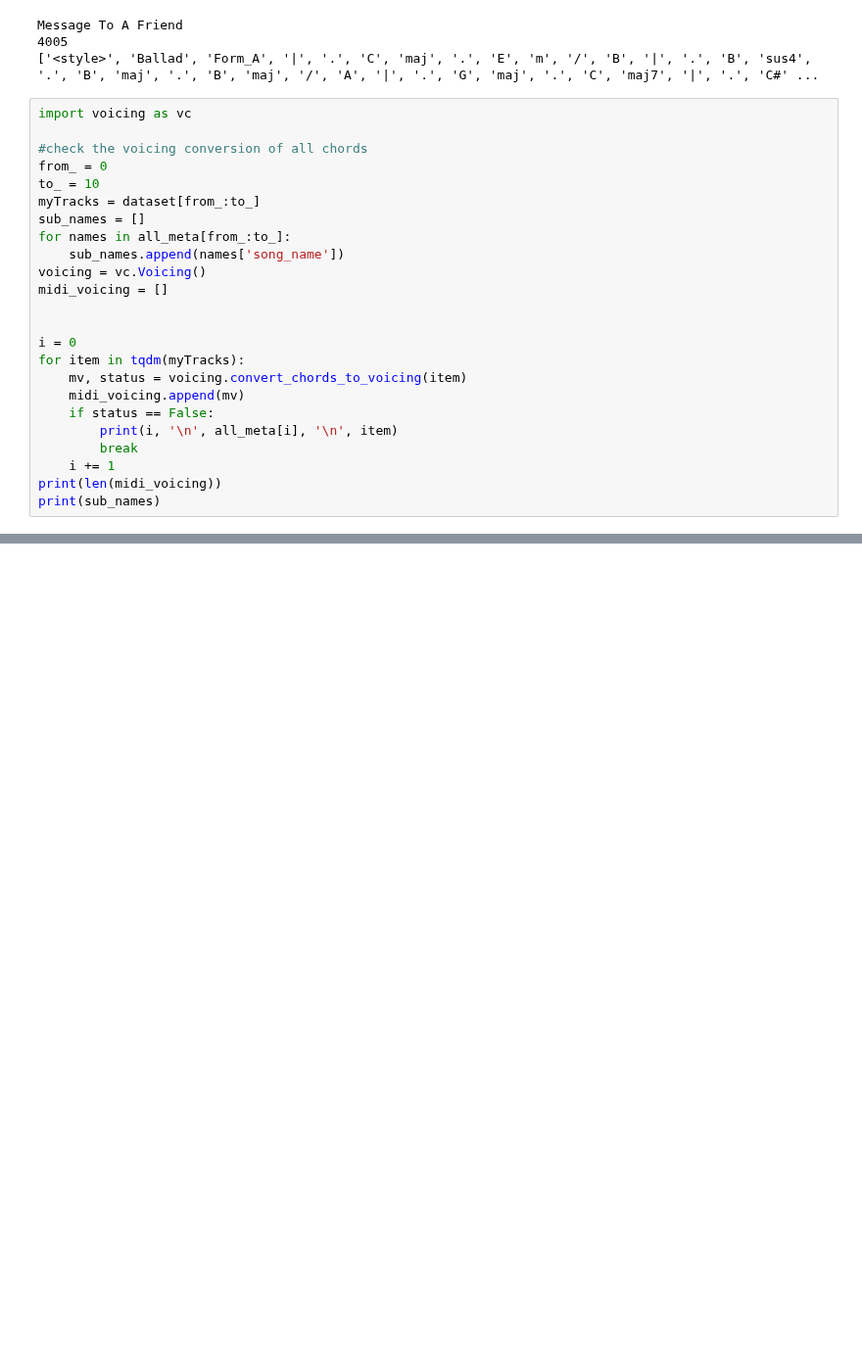
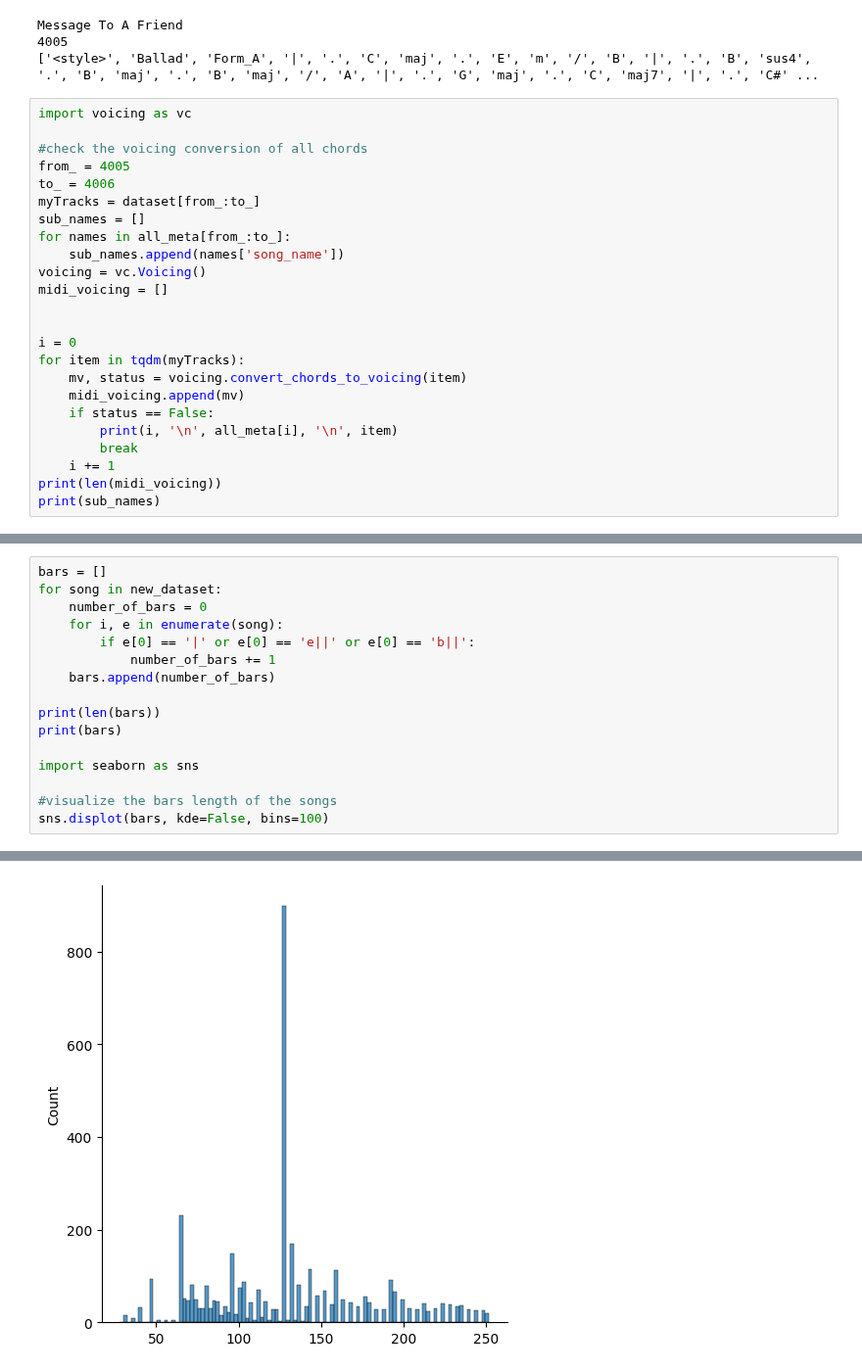
Before and after one commit to fosfrancesco/chromaflow, a Jupyter notebook: src/musicXML_parser.ipynb, the cells around one changed output, grey strips where cells are left out. Shown at 98% size. Drawn from its saved outputs; the diff is of its cells as text; blank space fills up the shorter version.

```diff
--- a/src/musicXML_parser.ipynb
+++ b/src/musicXML_parser.ipynb
@@ -392,8 +305,8 @@ Message To A Friend
 import voicing as vc
 
 #check the voicing conversion of all chords
-from_ = 0
-to_ = 10
+from_ = 4005
+to_ = 4006
 myTracks = dataset[from_:to_]
 sub_names = []
 for names in all_meta[from_:to_]:
@@ -464,0 +378,17 @@ print(theChordDataset[id])
+# %%
+bars = []
+for song in new_dataset:
+    number_of_bars = 0
+    for i, e in enumerate(song):
+        if e[0] == '|' or e[0] == 'e||' or e[0] == 'b||':
+            number_of_bars += 1
+    bars.append(number_of_bars)
+
+print(len(bars))
+print(bars)
+
+import seaborn as sns
+
+#visualize the bars length of the songs
+sns.displot(bars, kde=False, bins=100)
+# %% [output]
@@ -464,0 +398 @@ print(theChordDataset[id])
+[figure, added]
```
Also changed, not shown: parts of 19 cells of this notebook, 2 other files.
